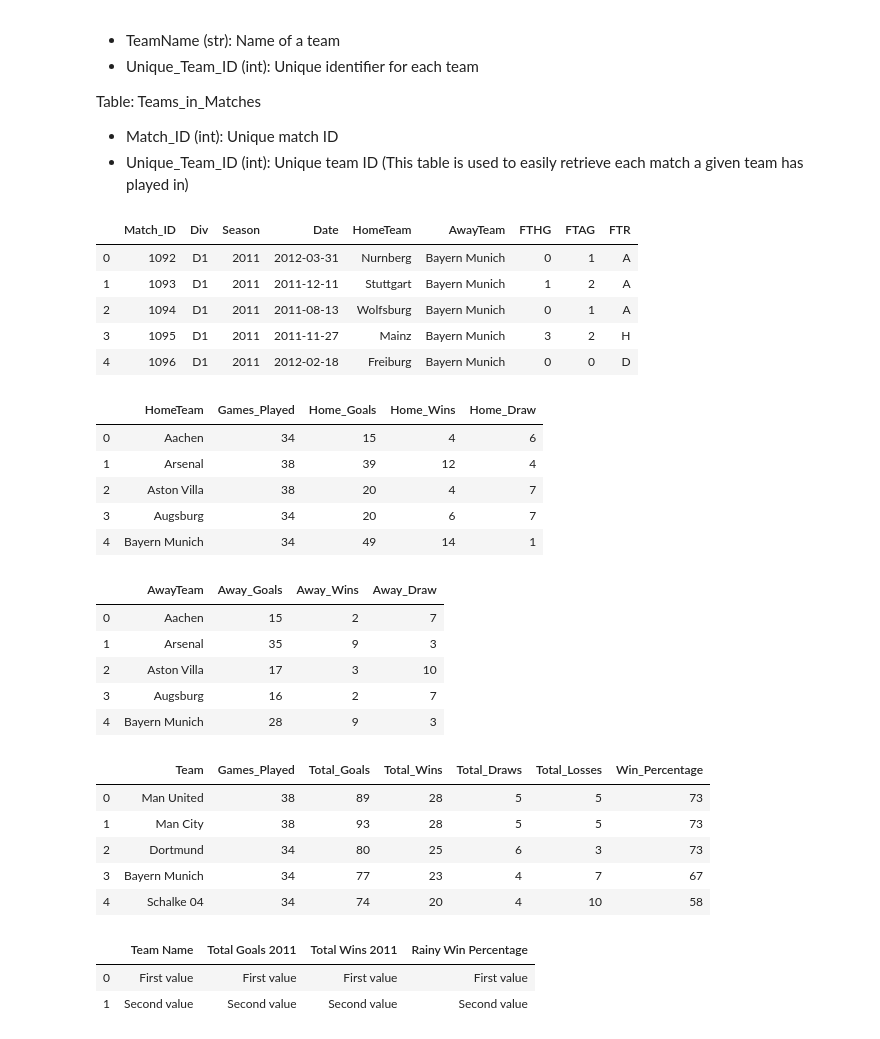
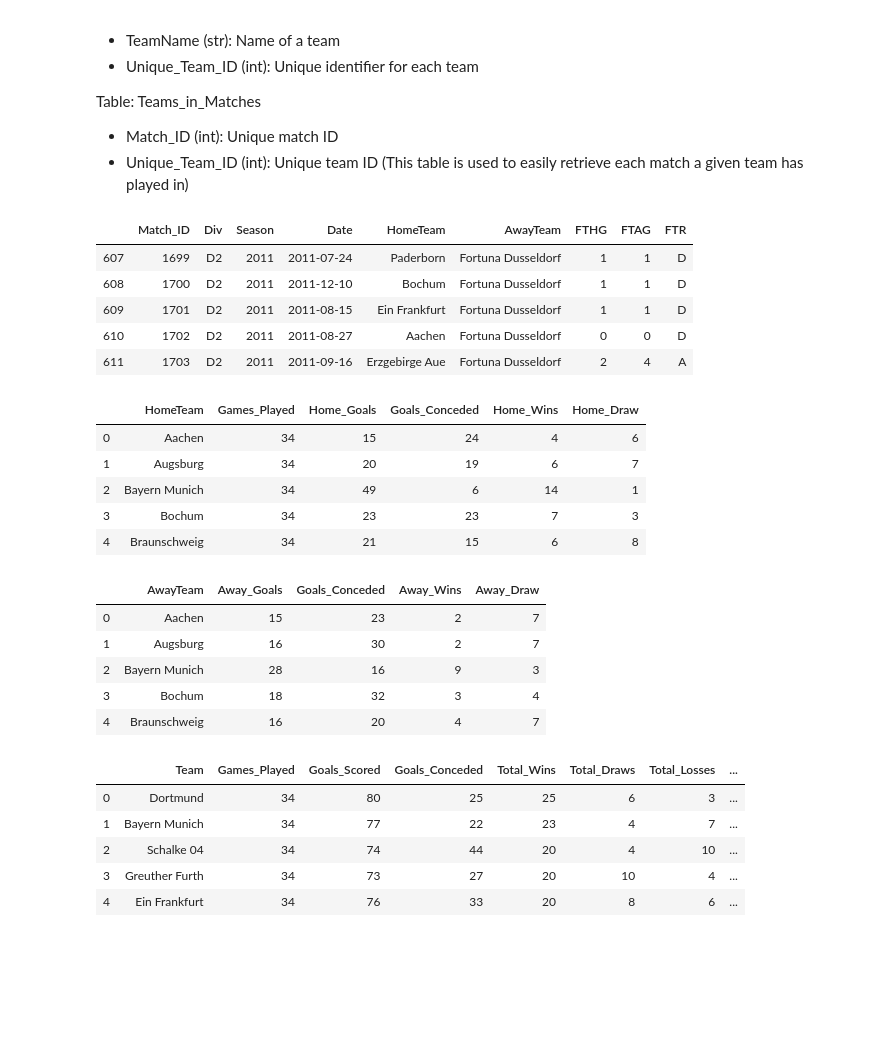
Before and after one commit to songyingho/delphi_football, a Jupyter notebook: index.ipynb, the cells around one changed output. Drawn from its saved outputs; the diff is of its cells as text; code cells hidden in the pictures; blank space fills up the shorter version.

```diff
--- a/index.ipynb
+++ b/index.ipynb
@@ -59,111 +61,107 @@ pass
 database = 'database.sqlite'
 df_setup = SQL(database)
 # %%
+# Example Query
 query = '''SELECT *
             from Matches
-            WHERE Season = 2011'''
+            WHERE Season = 2011 AND Div != "E0" '''
 
 df_query = df_setup.read_sql(query)
-df_query.head()
+df_query.tail()
 # %% [output]
 |  | Match_ID | Div | Season | Date | HomeTeam | AwayTeam | FTHG | FTAG | FTR |
-| 0 | 1092 | D1 | 2011 | 2012-03-31 | Nurnberg | Bayern Munich | 0 | 1 | A |
-| 1 | 1093 | D1 | 2011 | 2011-12-11 | Stuttgart | Bayern Munich | 1 | 2 | A |
-| 2 | 1094 | D1 | 2011 | 2011-08-13 | Wolfsburg | Bayern Munich | 0 | 1 | A |
-| 3 | 1095 | D1 | 2011 | 2011-11-27 | Mainz | Bayern Munich | 3 | 2 | H |
-| 4 | 1096 | D1 | 2011 | 2012-02-18 | Freiburg | Bayern Munich | 0 | 0 | D |
+| 607 | 1699 | D2 | 2011 | 2011-07-24 | Paderborn | Fortuna Dusseldorf | 1 | 1 | D |
+| 608 | 1700 | D2 | 2011 | 2011-12-10 | Bochum | Fortuna Dusseldorf | 1 | 1 | D |
+| 609 | 1701 | D2 | 2011 | 2011-08-15 | Ein Frankfurt | Fortuna Dusseldorf | 1 | 1 | D |
+| 610 | 1702 | D2 | 2011 | 2011-08-27 | Aachen | Fortuna Dusseldorf | 0 | 0 | D |
+| 611 | 1703 | D2 | 2011 | 2011-09-16 | Erzgebirge Aue | Fortuna Dusseldorf | 2 | 4 | A |
 # %%
+# Home Stats Query
 home_query = '''SELECT HomeTeam,
             COUNT (HomeTeam) * 2 AS Games_Played,
             SUM(FTHG) AS Home_Goals,
+            SUM(FTAG) AS Goals_Conceded,
             COUNT(CASE WHEN FTR = 'H' THEN 1 ELSE NULL END) AS Home_Wins,
             COUNT(CASE WHEN FTR = 'D' THEN 1 ELSE NULL END) AS Home_Draw
             FROM Matches
-            WHERE Season = '2011'
+            WHERE Season = '2011' AND Div != "E0"
             GROUP BY 1'''
 
 home_query = df_setup.read_sql(home_query)
 home_query.head()
 # %% [output]
-|  | HomeTeam | Games_Played | Home_Goals | Home_Wins | Home_Draw |
-| 0 | Aachen | 34 | 15 | 4 | 6 |
-| 1 | Arsenal | 38 | 39 | 12 | 4 |
-| 2 | Aston Villa | 38 | 20 | 4 | 7 |
-| 3 | Augsburg | 34 | 20 | 6 | 7 |
-| 4 | Bayern Munich | 34 | 49 | 14 | 1 |
+|  | HomeTeam | Games_Played | Home_Goals | Goals_Conceded | Home_Wins | Home_Draw |
+| 0 | Aachen | 34 | 15 | 24 | 4 | 6 |
+| 1 | Augsburg | 34 | 20 | 19 | 6 | 7 |
+| 2 | Bayern Munich | 34 | 49 | 6 | 14 | 1 |
+| 3 | Bochum | 34 | 23 | 23 | 7 | 3 |
+| 4 | Braunschweig | 34 | 21 | 15 | 6 | 8 |
 # %%
+# Away Stats Query
 away_query = '''SELECT AwayTeam,
         SUM(FTAG) AS Away_Goals,
+        SUM(FTHG) AS Goals_Conceded,
         COUNT(CASE WHEN FTR = 'A' THEN 1 ELSE NULL END) AS Away_Wins,
         COUNT(CASE WHEN FTR = 'D' THEN 1 ELSE NULL END) AS Away_Draw
         FROM Matches
-        WHERE Season = '2011'
+        WHERE Season = '2011' AND Div != "E0"
         GROUP BY 1'''
 
 away_query = df_setup.read_sql(away_query)
 away_query.head()
 # %% [output]
-|  | AwayTeam | Away_Goals | Away_Wins | Away_Draw |
-| 0 | Aachen | 15 | 2 | 7 |
-| 1 | Arsenal | 35 | 9 | 3 |
-| 2 | Aston Villa | 17 | 3 | 10 |
-| 3 | Augsburg | 16 | 2 | 7 |
-| 4 | Bayern Munich | 28 | 9 | 3 |
+|  | AwayTeam | Away_Goals | Goals_Conceded | Away_Wins | Away_Draw |
+| 0 | Aachen | 15 | 23 | 2 | 7 |
+| 1 | Augsburg | 16 | 30 | 2 | 7 |
+| 2 | Bayern Munich | 28 | 16 | 9 | 3 |
+| 3 | Bochum | 18 | 32 | 3 | 4 |
+| 4 | Braunschweig | 16 | 20 | 4 | 7 |
 # %%
 combined_query = '''
             SELECT h.HomeTeam AS Team,
             h.Games_Played AS Games_Played,
-            SUM(h.Home_Goals + a.Away_Goals) AS Total_Goals,
+            SUM(h.Home_Goals + a.Away_Goals) AS Goals_Scored,
+            SUM(h.Goals_Conceded + a.Goals_Conceded) AS Goals_Conceded,
             SUM(h.Home_Wins + a.Away_Wins) AS Total_Wins,
             SUM(h.Home_Draws + a.Away_Draws) AS Total_Draws,
             SUM(h.Games_Played - h.Home_Wins - a.Away_Wins - h.Home_Draws - a.Away_Draws) AS Total_Losses,
             SUM((h.Home_Wins + a.Away_Wins) * 100 / h.Games_Played) AS Win_Percentage
 
             FROM
 
             (SELECT HomeTeam,
             COUNT (HomeTeam) * 2 AS Games_Played,
             SUM(FTHG) AS Home_Goals,
+            SUM(FTAG) AS Goals_Conceded,
             COUNT(CASE WHEN FTR = 'H' THEN 1 ELSE NULL END) AS Home_Wins,
             COUNT(CASE WHEN FTR = 'D' THEN 1 ELSE NULL END) AS Home_Draws
             FROM Matches
-            WHERE Season = '2011'
+            WHERE Season = '2011' AND Div != "E0"
             GROUP BY 1) h
 
             LEFT JOIN
 
             (SELECT AwayTeam,
             SUM(FTAG) AS Away_Goals,
+            SUM(FTHG) AS Goals_Conceded,
             COUNT(CASE WHEN FTR = 'A' THEN 1 ELSE NULL END) AS Away_Wins,
             COUNT(CASE WHEN FTR = 'D' THEN 1 ELSE NULL END) AS Away_Draws
             FROM Matches
-            WHERE Season = '2011'
+            WHERE Season = '2011' AND Div != "E0"
             GROUP BY 1) a
 
             ON h.HomeTeam = a.AwayTeam
             GROUP BY 1
             ORDER BY Win_Percentage DESC
 '''
 
 combined_query = df_setup.read_sql(combined_query)
 updated_df = combined_query
 updated_df.head()
 # %% [output]
-|  | Team | Games_Played | Total_Goals | Total_Wins | Total_Draws | Total_Losses | Win_Percentage |
-| 0 | Man United | 38 | 89 | 28 | 5 | 5 | 73 |
-| 1 | Man City | 38 | 93 | 28 | 5 | 5 | 73 |
-| 2 | Dortmund | 34 | 80 | 25 | 6 | 3 | 73 |
-| 3 | Bayern Munich | 34 | 77 | 23 | 4 | 7 | 67 |
-| 4 | Schalke 04 | 34 | 74 | 20 | 4 | 10 | 58 |
+|  | Team | Games_Played | Goals_Scored | Goals_Conceded | Total_Wins | Total_Draws | Total_Losses | ... |
+| 0 | Dortmund | 34 | 80 | 25 | 25 | 6 | 3 | ... |
+| 1 | Bayern Munich | 34 | 77 | 22 | 23 | 4 | 7 | ... |
+| 2 | Schalke 04 | 34 | 74 | 44 | 20 | 4 | 10 | ... |
+| 3 | Greuther Furth | 34 | 73 | 27 | 20 | 10 | 4 | ... |
+| 4 | Ein Frankfurt | 34 | 76 | 33 | 20 | 8 | 6 | ... |
-# %%
-data = {'Team Name':  ['First value', 'Second value'],
-        'Total Goals 2011': ['First value', 'Second value'],
-        'Total Wins 2011': ['First value', 'Second value'],
-        'Rainy Win Percentage': ['First value', 'Second value']
-       }
-df = pd.DataFrame (data, columns = list(data.keys()))
-df
-# %% [output]
-|  | Team Name | Total Goals 2011 | Total Wins 2011 | Rainy Win Percentage |
-| 0 | First value | First value | First value | First value |
-| 1 | Second value | Second value | Second value | Second value |
```
Also changed, not shown: parts of 24 cells of this notebook, 2 other files.
